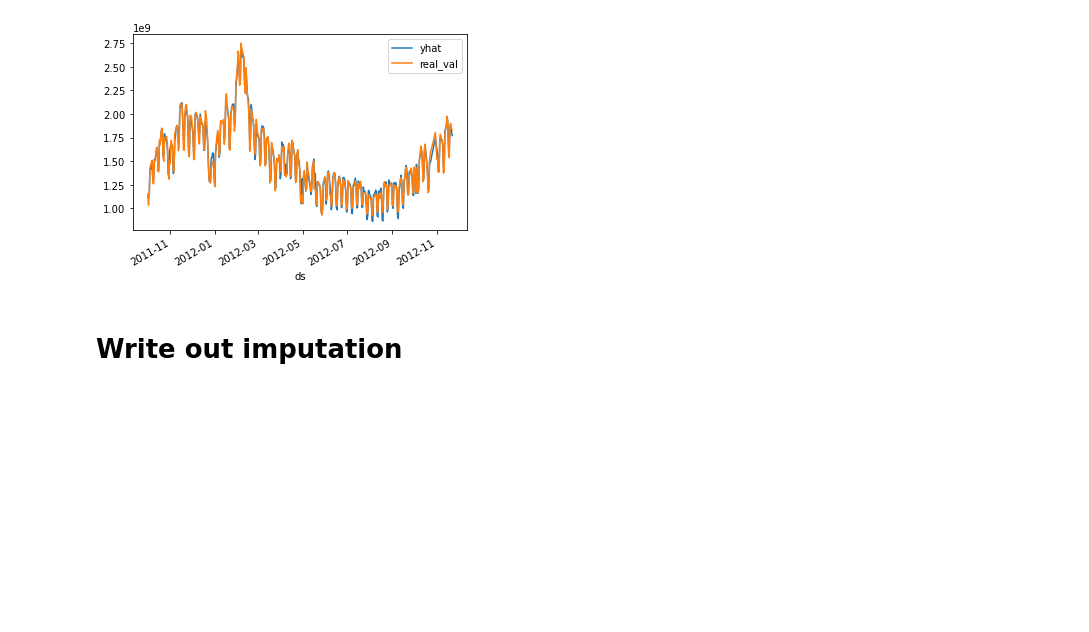
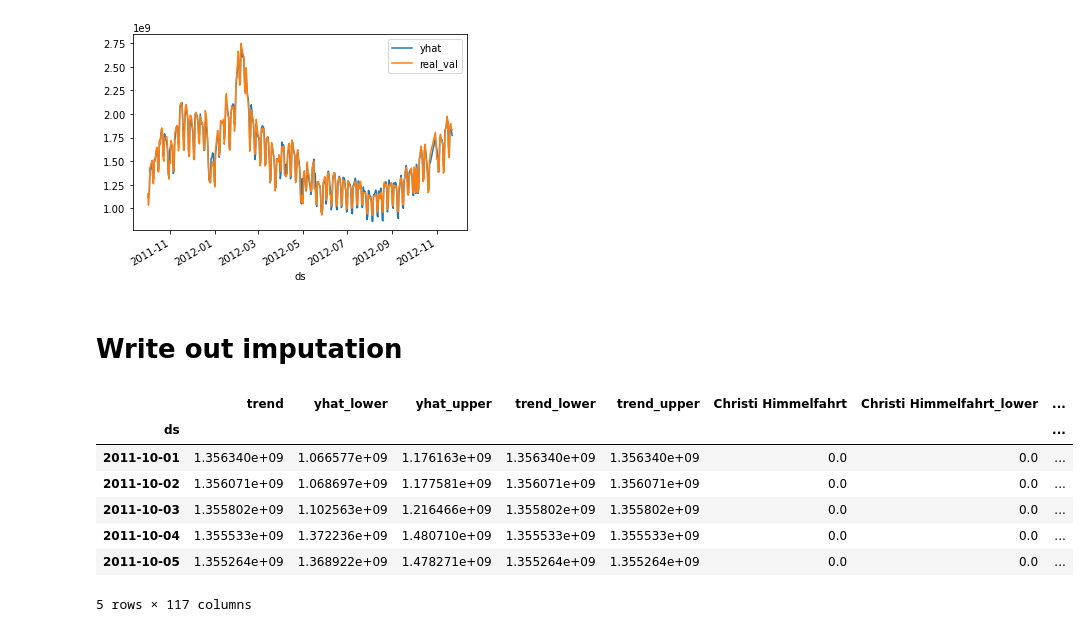
Before and after one commit to jolyons123/aicup-timeseries-forecasting, a Jupyter notebook: 50sources/gas_prediction/prophet/RLM_imputation.ipynb, the cells around one changed output. Drawn from its saved outputs; the diff is of its cells as text; code cells hidden in the pictures; blank space fills up the shorter version.

```diff
--- a/50sources/gas_prediction/prophet/RLM_imputation.ipynb
+++ b/50sources/gas_prediction/prophet/RLM_imputation.ipynb
@@ -73,8 +73,8 @@ make_imputation=True
 imputed=[]
 past=[]
 
-#k=2
-k=len(slots)
+k=2
+#k=len(slots)
 
 if make_imputation is True:
     for i in range(k):
@@ -132,0 +130,11 @@ if make_imputation is True:
+# %%
+rlm_complete.head()
+# %% [output]
+|  | trend | yhat_lower | yhat_upper | trend_lower | trend_upper | Christi Himmelfahrt | Christi Himmelfahrt_lower | ... |
+| ds |  |  |  |  |  |  |  | ... |
+| 2011-10-01 | 1.356340e+09 | 1.066577e+09 | 1.176163e+09 | 1.356340e+09 | 1.356340e+09 | 0.0 | 0.0 | ... |
+| 2011-10-02 | 1.356071e+09 | 1.068697e+09 | 1.177581e+09 | 1.356071e+09 | 1.356071e+09 | 0.0 | 0.0 | ... |
+| 2011-10-03 | 1.355802e+09 | 1.102563e+09 | 1.216466e+09 | 1.355802e+09 | 1.355802e+09 | 0.0 | 0.0 | ... |
+| 2011-10-04 | 1.355533e+09 | 1.372236e+09 | 1.480710e+09 | 1.355533e+09 | 1.355533e+09 | 0.0 | 0.0 | ... |
+| 2011-10-05 | 1.355264e+09 | 1.368922e+09 | 1.478271e+09 | 1.355264e+09 | 1.355264e+09 | 0.0 | 0.0 | ... |
+5 rows × 117 columns
```
Also changed, not shown: parts of 3 cells of this notebook, 3 other files.
